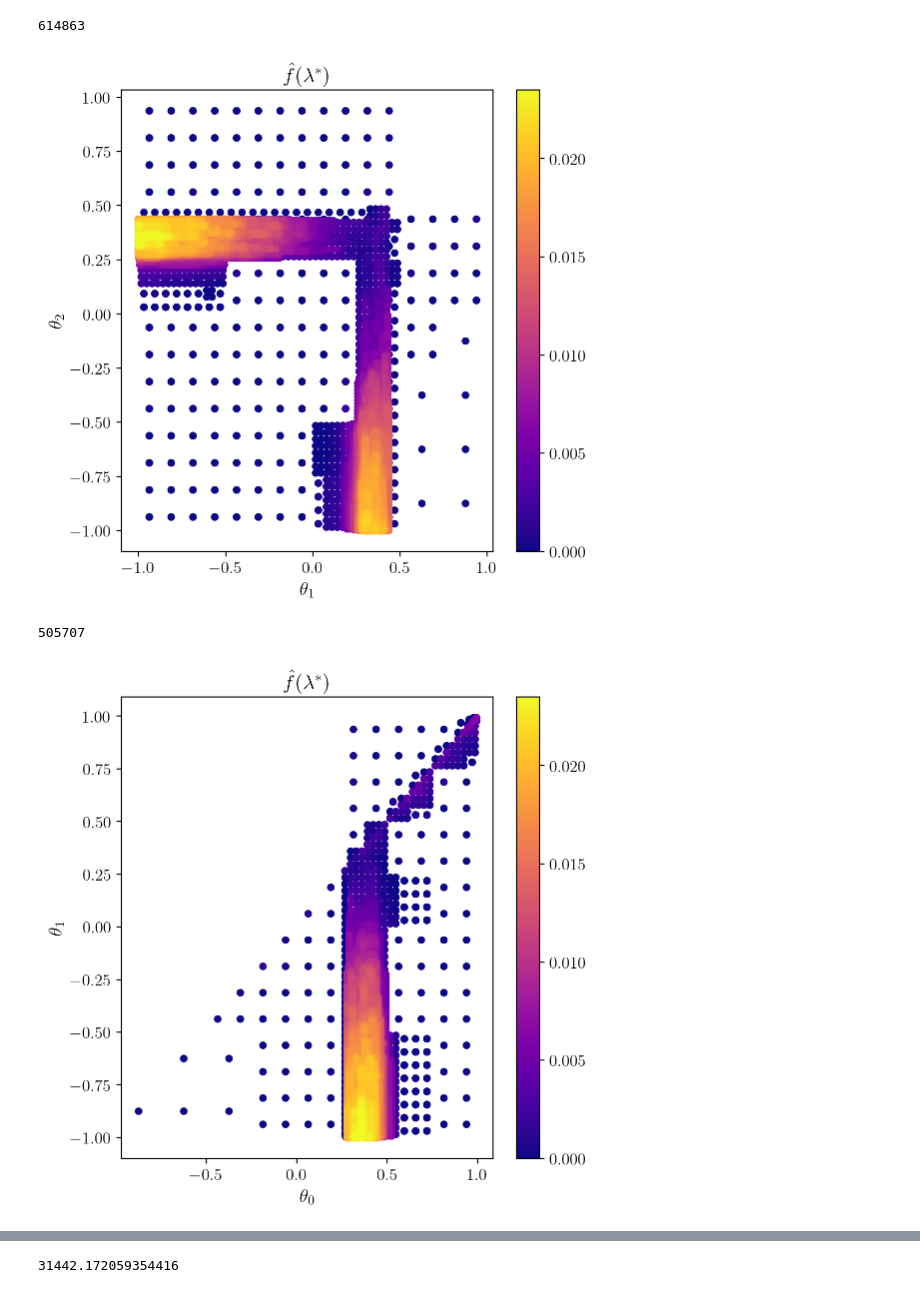
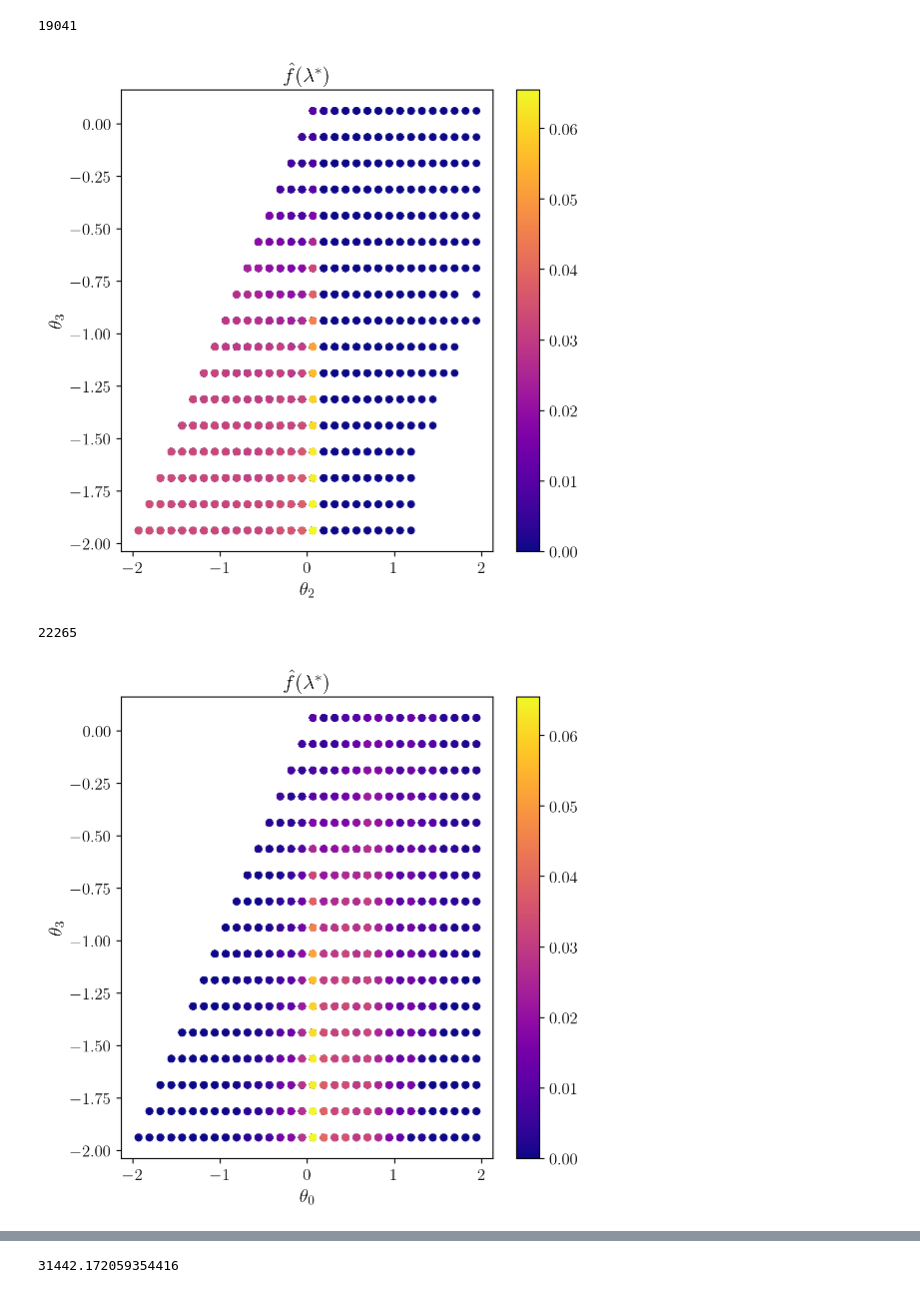
Before and after one commit to Confirm-Solutions/confirmasaurus, a Jupyter notebook: research/adagrid/lewis_ada.ipynb, the cells around one changed output, grey strips where cells are left out. Cells and saved outputs as stored; diff of their text form; code cells hidden in the pictures.

```diff
--- a/research/adagrid/lewis_ada.ipynb
+++ b/research/adagrid/lewis_ada.ipynb
@@ -310,10 +114,0 @@ KeyboardInterrupt:
-# %%
-todo = np.ones(g.n_tiles, dtype=bool)
-typeI_sum[todo] = batched_sim(
-    sim_sizes[todo],
-    np.full(todo.sum(), overall_cv),
-    g.theta_tiles[todo],
-    g.null_truth[todo],
-    unifs,
-    unifs_order,
-)
@@ -321,0 +115,7 @@ running for size 2000 with 2185583 tiles took 1700.8538043498993
+# %%
+
+batched_invert_bound = batch.batch_all_concat(
+    lambda *args: (binomial.invert_bound(*args),),
+    grid_batch_size,
+    in_axes=(None, 0, 0, None, None),
+)
@@ -321,0 +154,2 @@ running for size 2000 with 2185583 tiles took 1700.8538043498993
+# %%
+todo[:] = True
@@ -322,4 +318,11 @@ running for size 2000 with 2185583 tiles took 1700.8538043498993
 # %%
-savedata = [g, sim_sizes, sim_cvs, typeI_sum, hob_upper, pointwise_target_alpha, typeI_sum]
-with open(f'{name}/final.pkl', 'wb') as f:
+savedata = [
+    g,
+    sim_sizes,
+    sim_cvs,
+    typeI_sum,
+    hob_upper,
+    pointwise_target_alpha
+]
+with open(f"{name}/final.pkl", "wb") as f:
     pickle.dump(savedata, f)
@@ -343,30 +372,35 @@ typeI_est[worst_idx], worst_tile
 # %%
 def pandemonium(field):
-    for unplot in [0, 2]:
-        plot = list({0, 1, 2} - {unplot})
-        select = np.where(np.abs(g.theta_tiles[:, unplot] - worst_tile[unplot]) < 0.08)[0]
+    for unplot_set in [{0, 1}, {1, 2}]:
+        plot = list(set(range(n_arms)) - unplot_set)
+        unplot = list(unplot_set)
+        select = np.where(np.all(np.abs(g.theta_tiles[:, unplot] - worst_tile[unplot]), axis=-1) < 0.08)[
+            0
+        ]
 
         ordered_select = select[np.argsort(field[select])]
         print(ordered_select.shape[0])
 
         plt.figure(figsize=(6, 6))
         plt.title(r"$\hat{f}(\lambda^{*})$")
         plt.scatter(
             g.theta_tiles[ordered_select, plot[0]],
             g.theta_tiles[ordered_select, plot[1]],
             c=field[ordered_select],
             s=20,
         )
         plt.colorbar()
         plt.xlabel(f"$\\theta_{plot[0]}$")
         plt.ylabel(f"$\\theta_{plot[1]}$")
         plt.show()
+
+
 pandemonium(typeI_est)
 # %% [output]
-614863
+19041
-[figure, old version]
+[figure, new version]
-505707
+22265
-[figure, old version]
+[figure, new version]
 # %%
 for unplot in [0, 2]:
     plot = list({0, 1, 2} - {unplot})
```
Also changed, not shown: parts of 23 cells of this notebook, 14 other files.
